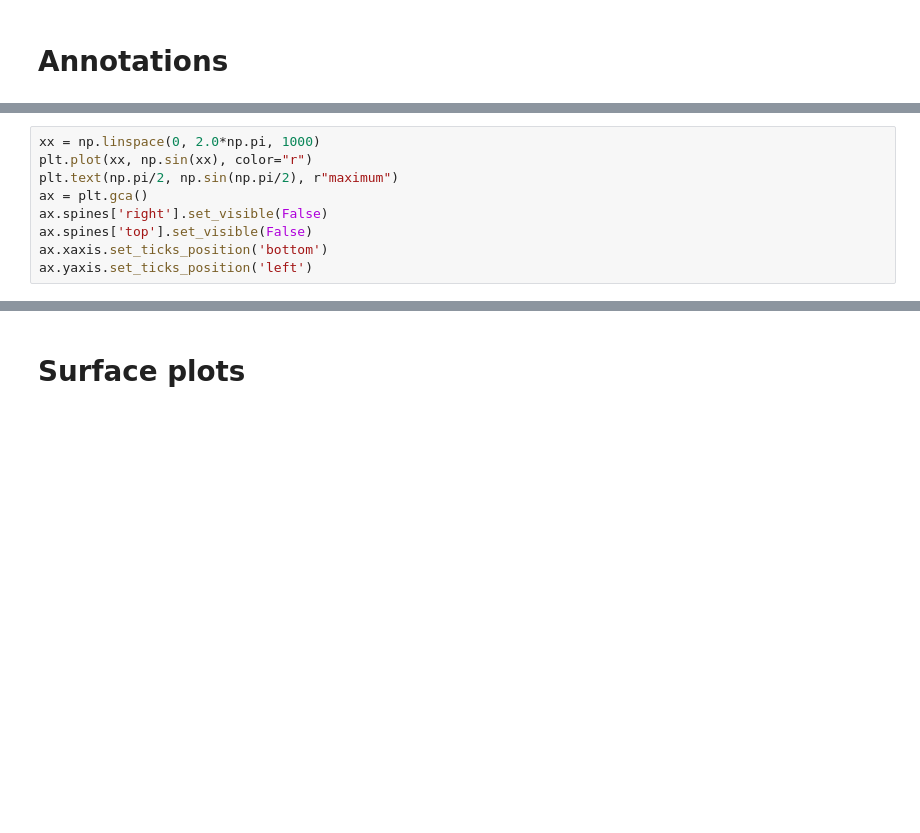
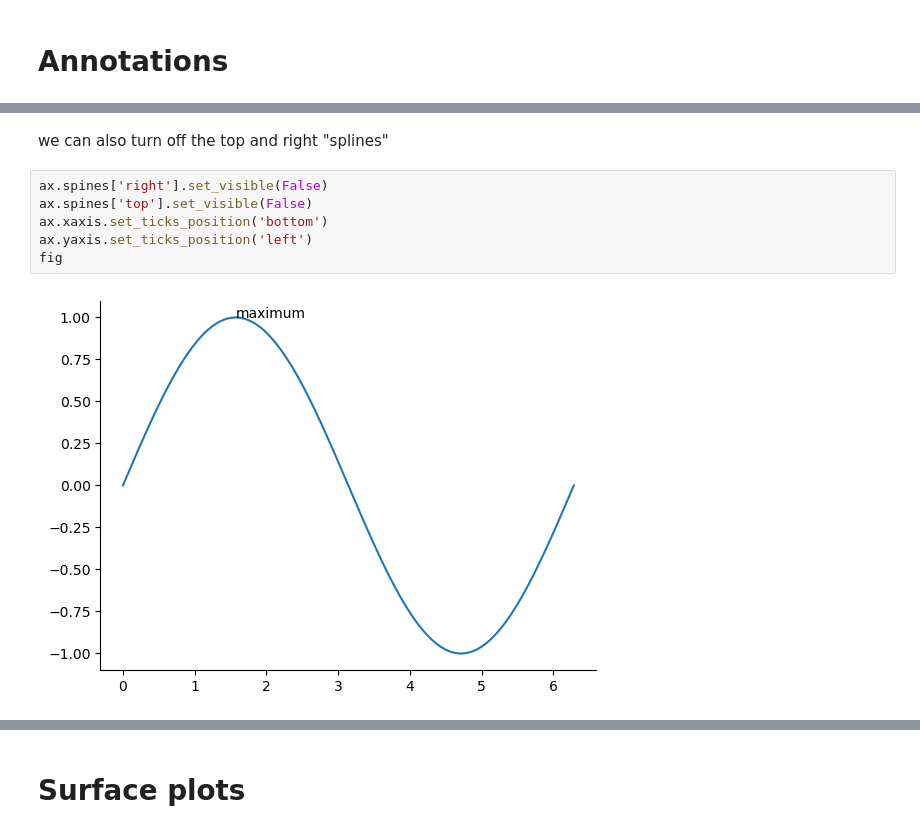
Before and after one commit to sbu-phy-ast-reu/reu-python-tutorial, a Jupyter notebook: 04-python-matplotlib/matplotlib-basics.ipynb, the cells around one changed output, grey strips where cells are left out. Cells and saved outputs as stored; diff of their text form; blank space fills up the shorter version.

```diff
--- a/04-python-matplotlib/matplotlib-basics.ipynb
+++ b/04-python-matplotlib/matplotlib-basics.ipynb
@@ -249,9 +265,10 @@ adding text and annotations is easy
+# %% [markdown]
+we can also turn off the top and right "splines"
 # %%
-xx = np.linspace(0, 2.0*np.pi, 1000)
-plt.plot(xx, np.sin(xx), color="r")
-plt.text(np.pi/2, np.sin(np.pi/2), r"maximum")
-ax = plt.gca()
 ax.spines['right'].set_visible(False)
 ax.spines['top'].set_visible(False)
 ax.xaxis.set_ticks_position('bottom')
 ax.yaxis.set_ticks_position('left')
+fig
+# %% [output]
+[figure, added]
```
Also changed, not shown: parts of 17 cells of this notebook.
